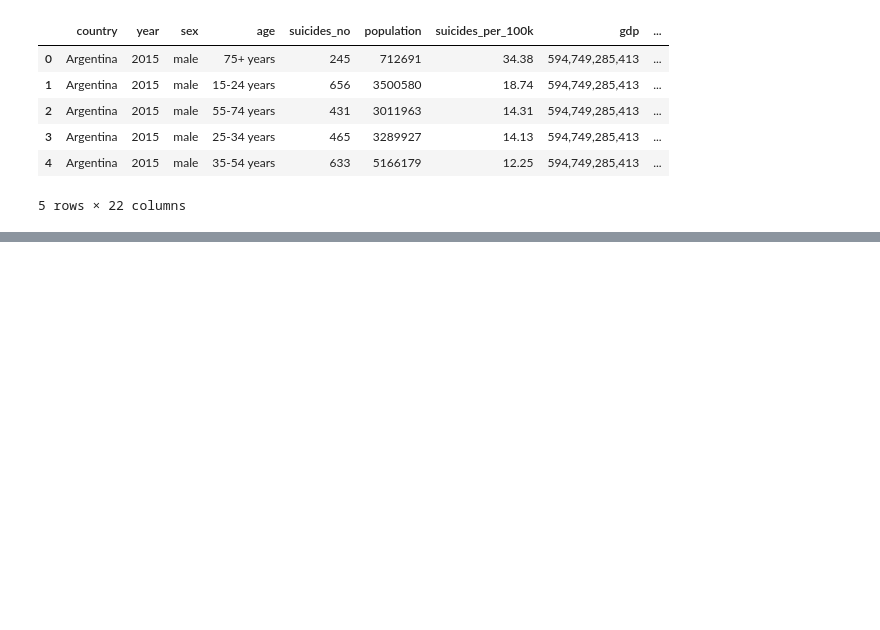
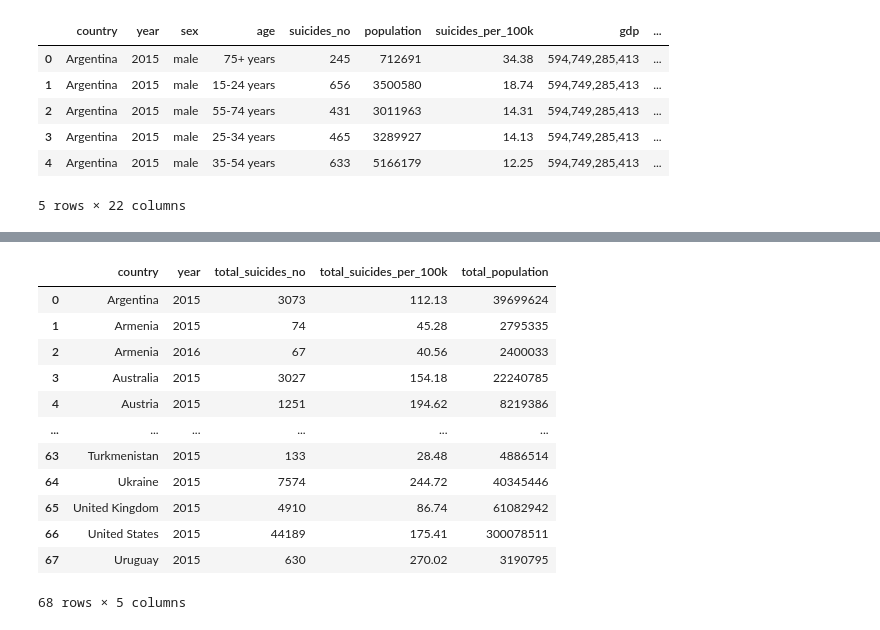
Before and after one commit to lake-walker/project_2, a Jupyter notebook: data_cleaning.ipynb, the cells around one changed output, grey strips where cells are left out. Drawn from its saved outputs; the diff is of its cells as text; code cells hidden in the pictures; blank space fills up the shorter version.

```diff
--- a/data_cleaning.ipynb
+++ b/data_cleaning.ipynb
@@ -36,0 +49,24 @@ full_data.head()
+# %%
+# Drop all the unneccessary columns
+suicide_data = sumed_data.loc[:, ["suicides_no",'suicides_per_100k','population']]
+suicide_data = suicide_data.reset_index()
+
+# change the names of the columns to be merged back into the full_data set
+suicide_data = suicide_data.rename(columns={'suicides_no':'total_suicides_no','suicides_per_100k':'total_suicides_per_100k',\
+                                           'population':'total_population'})
+
+suicide_data
+# %% [output]
+|  | country | year | total_suicides_no | total_suicides_per_100k | total_population |
+| 0 | Argentina | 2015 | 3073 | 112.13 | 39699624 |
+| 1 | Armenia | 2015 | 74 | 45.28 | 2795335 |
+| 2 | Armenia | 2016 | 67 | 40.56 | 2400033 |
+| 3 | Australia | 2015 | 3027 | 154.18 | 22240785 |
+| 4 | Austria | 2015 | 1251 | 194.62 | 8219386 |
+| ... | ... | ... | ... | ... | ... |
+| 63 | Turkmenistan | 2015 | 133 | 28.48 | 4886514 |
+| 64 | Ukraine | 2015 | 7574 | 244.72 | 40345446 |
+| 65 | United Kingdom | 2015 | 4910 | 86.74 | 61082942 |
+| 66 | United States | 2015 | 44189 | 175.41 | 300078511 |
+| 67 | Uruguay | 2015 | 630 | 270.02 | 3190795 |
+68 rows × 5 columns
```
Also changed, not shown: parts of 3 cells of this notebook, 1 other file.
